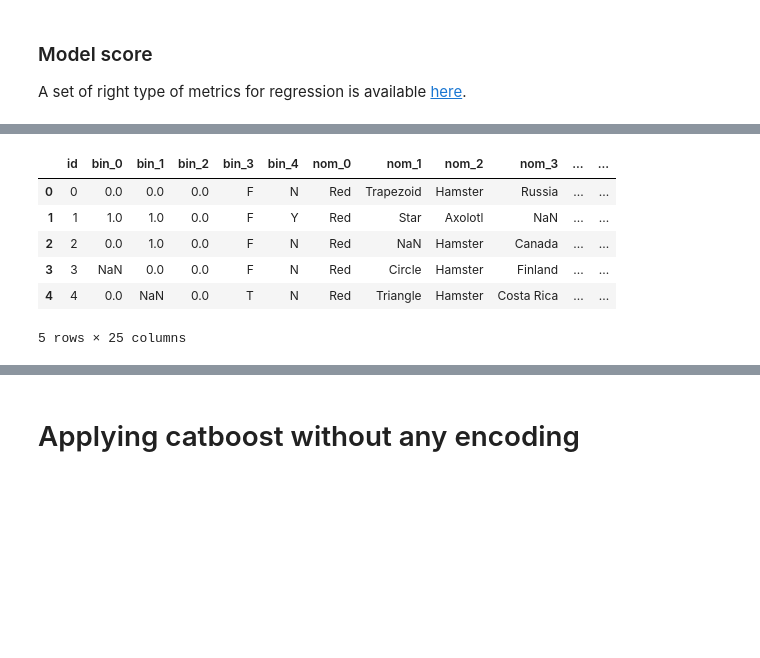
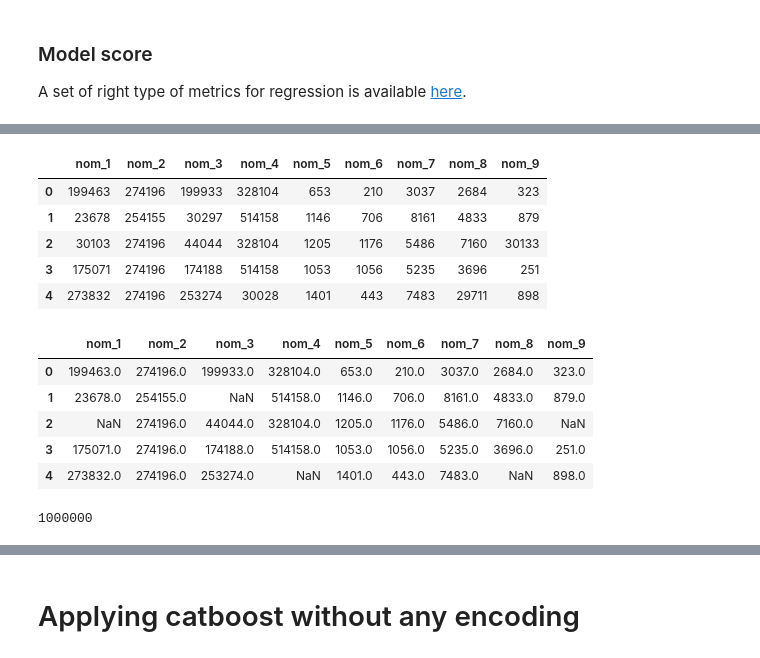
Before and after one commit to ErfanEbrahimiBazaz/encoding_categorical_variables, a Jupyter notebook: Applying different encoders.ipynb, the cells around one changed output, grey strips where cells are left out. Drawn from its saved outputs; the diff is of its cells as text; code cells hidden in the pictures; blank space fills up the shorter version.

Commit message:
Implementing count encoding, combination of label and count encoding, catboost, and comparison of all scenarios

```diff
--- a/Applying different encoders.ipynb
+++ b/Applying different encoders.ipynb
@@ -351,18 +462,22 @@ Name: nom_7, Length: 600000, dtype: int64
 # !pip install category_encoders
 # %%
 import category_encoders as ce
+# %%
+df_train_ce = pd.read_csv('Train.csv')
+df_test_ce = pd.read_csv('Test.csv')
+df_train_ce.drop(['id', 'target'], axis=1, inplace=True)
+df_test_ce.drop('id', axis=1, inplace=True)
+df_tmp = pd.concat([df_train_ce, df_test_ce], ignore_index=True)
 # %%
-cat_features = ['nom_5', 'nom_6', 'nom_7', 'nom_8', 'nom_9']
-for col in cat_features:
-    count_enc = ce.CountEncoder()
-    df_train_2[col] = count_enc.fit_transform(df_train_2[col])
+cat_features = ['nom_1', 'nom_2', 'nom_3', 'nom_4', 'nom_5', 'nom_6', 'nom_7', 'nom_8', 'nom_9']
+count_enc = ce.CountEncoder()
+count_encoded = count_enc.fit_transform(df_tmp[cat_features])
 # %%
-df_train_2.head()
+count_encoded.head()
 # %% [output]
-|  | id | bin_0 | bin_1 | bin_2 | bin_3 | bin_4 | nom_0 | nom_1 | nom_2 | nom_3 | ... | ... |
-| 0 | 0 | 0.0 | 0.0 | 0.0 | F | N | Red | Trapezoid | Hamster | Russia | ... | ... |
-| 1 | 1 | 1.0 | 1.0 | 0.0 | F | Y | Red | Star | Axolotl | NaN | ... | ... |
-| 2 | 2 | 0.0 | 1.0 | 0.0 | F | N | Red | NaN | Hamster | Canada | ... | ... |
-| 3 | 3 | NaN | 0.0 | 0.0 | F | N | Red | Circle | Hamster | Finland | ... | ... |
-| 4 | 4 | 0.0 | NaN | 0.0 | T | N | Red | Triangle | Hamster | Costa Rica | ... | ... |
+|  | nom_1 | nom_2 | nom_3 | nom_4 | nom_5 | nom_6 | nom_7 | nom_8 | nom_9 |
+| 0 | 199463 | 274196 | 199933 | 328104 | 653 | 210 | 3037 | 2684 | 323 |
+| 1 | 23678 | 254155 | 30297 | 514158 | 1146 | 706 | 8161 | 4833 | 879 |
+| 2 | 30103 | 274196 | 44044 | 328104 | 1205 | 1176 | 5486 | 7160 | 30133 |
+| 3 | 175071 | 274196 | 174188 | 514158 | 1053 | 1056 | 5235 | 3696 | 251 |
+| 4 | 273832 | 274196 | 253274 | 30028 | 1401 | 443 | 7483 | 29711 | 898 |
-5 rows × 25 columns
@@ -368,0 +504,13 @@ df_train_2.head()
+# %%
+df_count.head()
+# %% [output]
+|  | nom_1 | nom_2 | nom_3 | nom_4 | nom_5 | nom_6 | nom_7 | nom_8 | nom_9 |
+| 0 | 199463.0 | 274196.0 | 199933.0 | 328104.0 | 653.0 | 210.0 | 3037.0 | 2684.0 | 323.0 |
+| 1 | 23678.0 | 254155.0 | NaN | 514158.0 | 1146.0 | 706.0 | 8161.0 | 4833.0 | 879.0 |
+| 2 | NaN | 274196.0 | 44044.0 | 328104.0 | 1205.0 | 1176.0 | 5486.0 | 7160.0 | NaN |
+| 3 | 175071.0 | 274196.0 | 174188.0 | 514158.0 | 1053.0 | 1056.0 | 5235.0 | 3696.0 | 251.0 |
+| 4 | 273832.0 | 274196.0 | 253274.0 | NaN | 1401.0 | 443.0 | 7483.0 | NaN | 898.0 |
+# %%
+len(df_count)
+# %% [output]
+1000000
```
Also changed, not shown: parts of 71 cells of this notebook.
